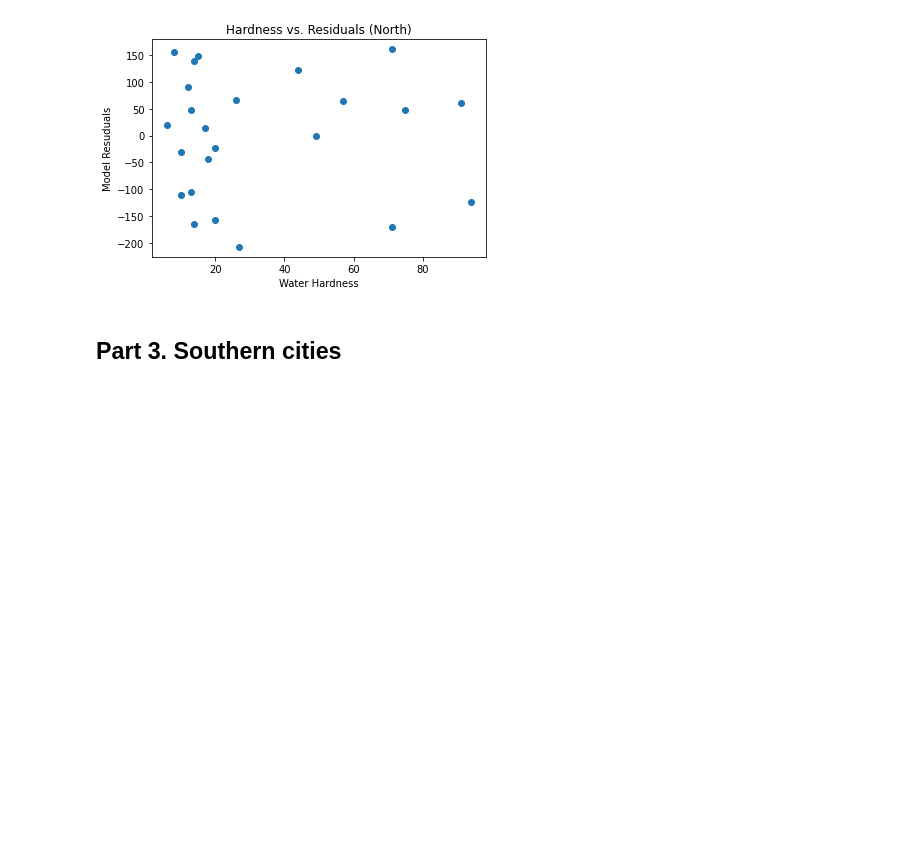
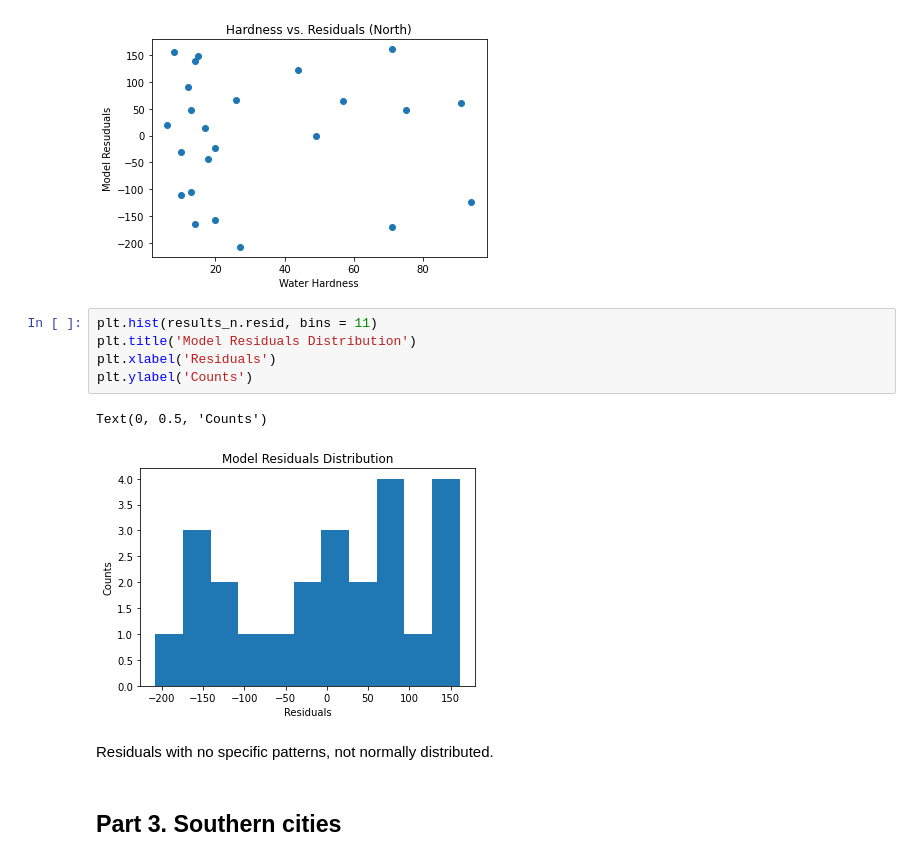
Before and after one commit to Dmitry-V-Makarov/Netology, a Jupyter notebook: pyda-13/hw/18.HW_corr_reg.ipynb, the cells around one changed output. Drawn from its saved outputs; the diff is of its cells as text; blank space fills up the shorter version.

```diff
--- a/pyda-13/hw/18.HW_corr_reg.ipynb
+++ b/pyda-13/hw/18.HW_corr_reg.ipynb
@@ -275,6 +312,16 @@ plt.ylabel('Model Resuduals')
 # %% [output]
 Text(0, 0.5, 'Model Resuduals')
 [figure]
+# %%
+plt.hist(results_n.resid, bins = 11)
+plt.title('Model Residuals Distribution')
+plt.xlabel('Residuals')
+plt.ylabel('Counts')
+# %% [output]
+Text(0, 0.5, 'Counts')
+[figure, added]
+# %% [markdown]
+Residuals with no specific patterns, not normally distributed.
 # %% [markdown]
 ## Part 3. Southern cities
 # %% [markdown]
```
Also changed, not shown: parts of 28 cells of this notebook, 1 other file.
